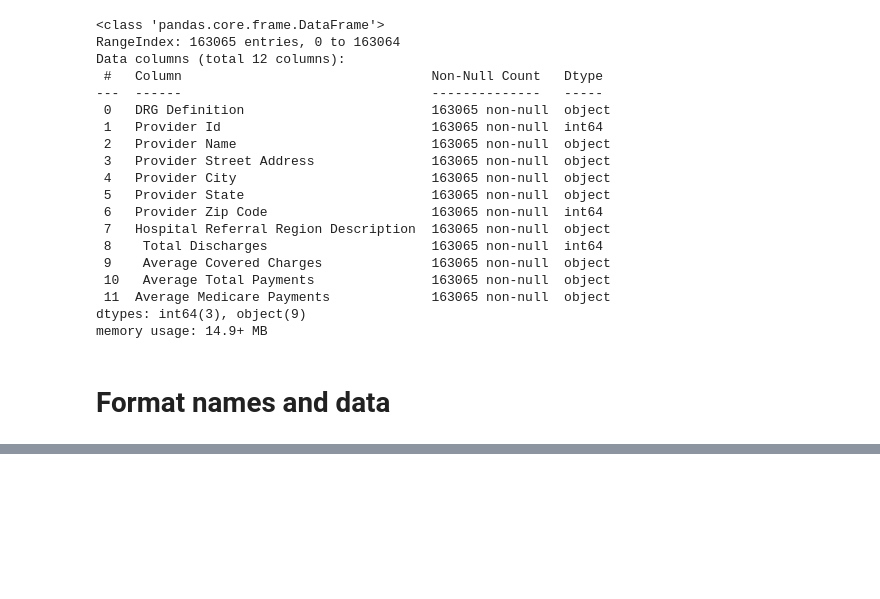
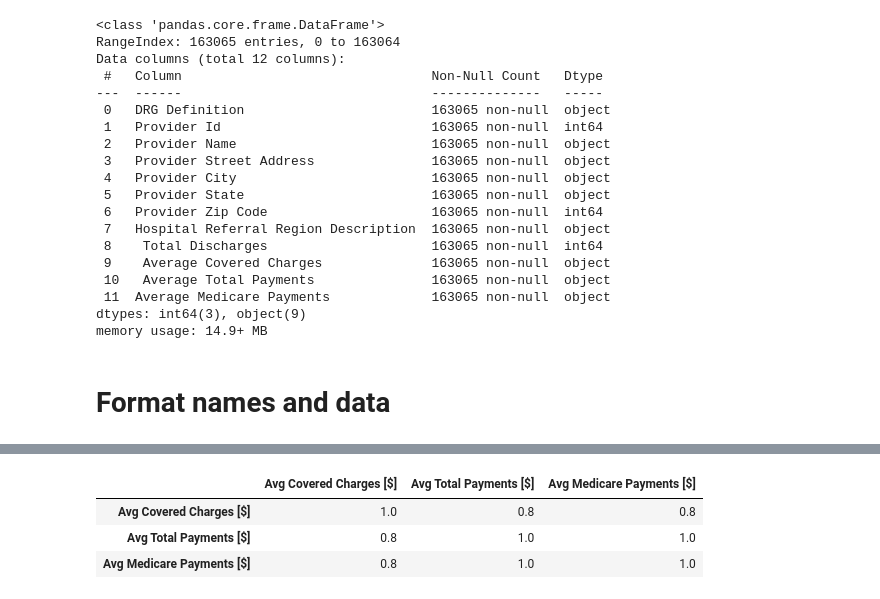
Before and after one commit to isabelyb/hospital_charges_USA, a Jupyter notebook: charges_hospital_USA.ipynb, the cells around one changed output, grey strips where cells are left out. Saved outputs shown, nothing was run; the diff lists cells and outputs as text; code cells hidden in the pictures; blank space fills up the shorter version.

```diff
--- a/charges_hospital_USA.ipynb
+++ b/charges_hospital_USA.ipynb
@@ -46,0 +99,8 @@ df[['Average Covered Charges', 'Average Total Payments', 'Average Medicare Payme
+# %%
+# To answer if exist some correlation between Average Covered Charges, Average Total Payments and Average Medicare Payments
+df[['Avg Covered Charges [$]', 'Avg Total Payments [$]', 'Avg Medicare Payments [$]']].corr(method ='pearson')
+# %% [output]
+|  | Avg Covered Charges [$] | Avg Total Payments [$] | Avg Medicare Payments [$] |
+| Avg Covered Charges [$] | 1.0 | 0.8 | 0.8 |
+| Avg Total Payments [$] | 0.8 | 1.0 | 1.0 |
+| Avg Medicare Payments [$] | 0.8 | 1.0 | 1.0 |
```
Also changed, not shown: parts of 13 cells of this notebook, 1 other file.
